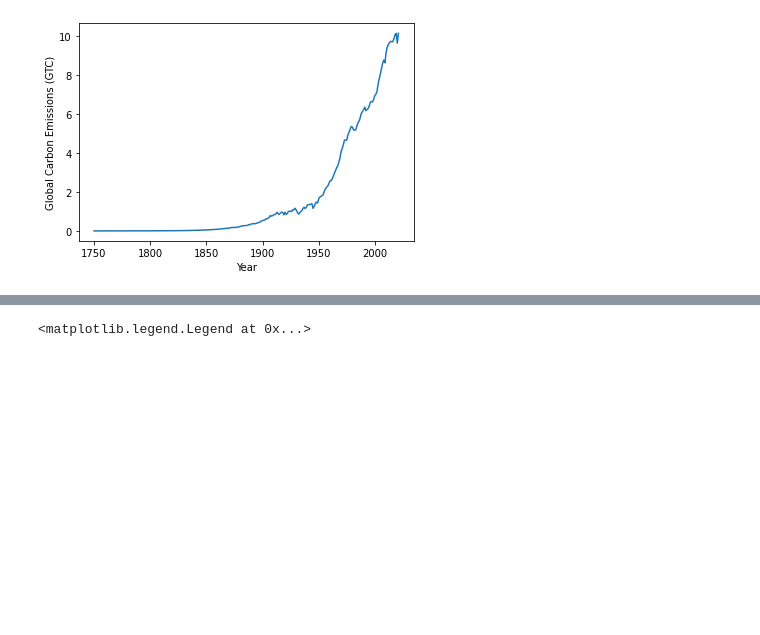
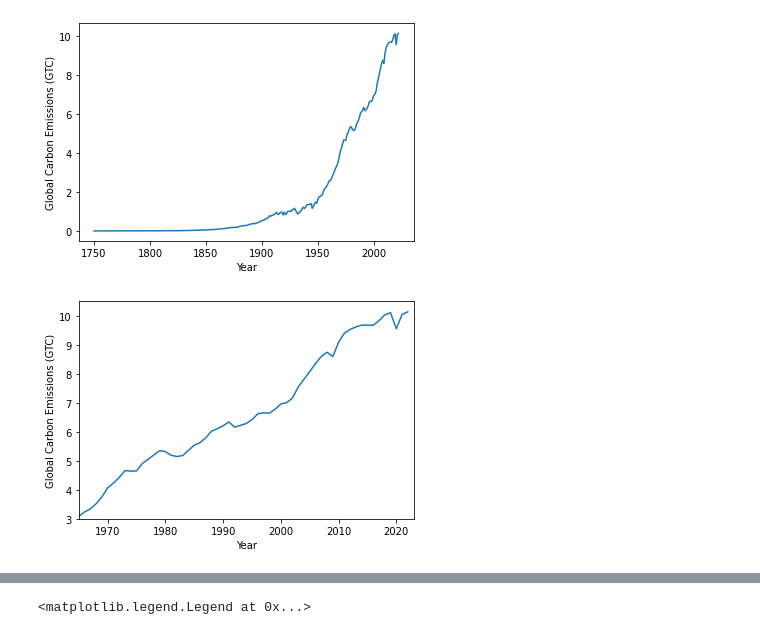
Before and after one commit to dodelson/Physics-of-Energy, a Jupyter notebook: Code/01_global_co2.ipynb, the cells around one changed output, grey strips where cells are left out. Cells and saved outputs as stored; diff of their text form; code cells hidden in the pictures; blank space fills up the shorter version.

```diff
--- a/Code/01_global_co2.ipynb
+++ b/Code/01_global_co2.ipynb
@@ -149,6 +153,14 @@ plt.ylabel('Global Carbon Emissions (GTC)')
 # %% [output]
 Text(0, 0.5, 'Global Carbon Emissions (GTC)')
 [figure]
+# %%
+plt.plot(year,emit/3.664/1.e3)
+plt.xlabel('Year')
+plt.ylabel('Global Carbon Emissions (GTC)')
+plt.axis([1965,2023,3,10.5])
+plt.savefig('../Figures/co2gr.png')
+# %% [output]
+[figure, added]
 # %%
 n=np.size(emit)
 cum=np.zeros(n)
```
Also changed, not shown: parts of 16 cells of this notebook, 15 other files.
